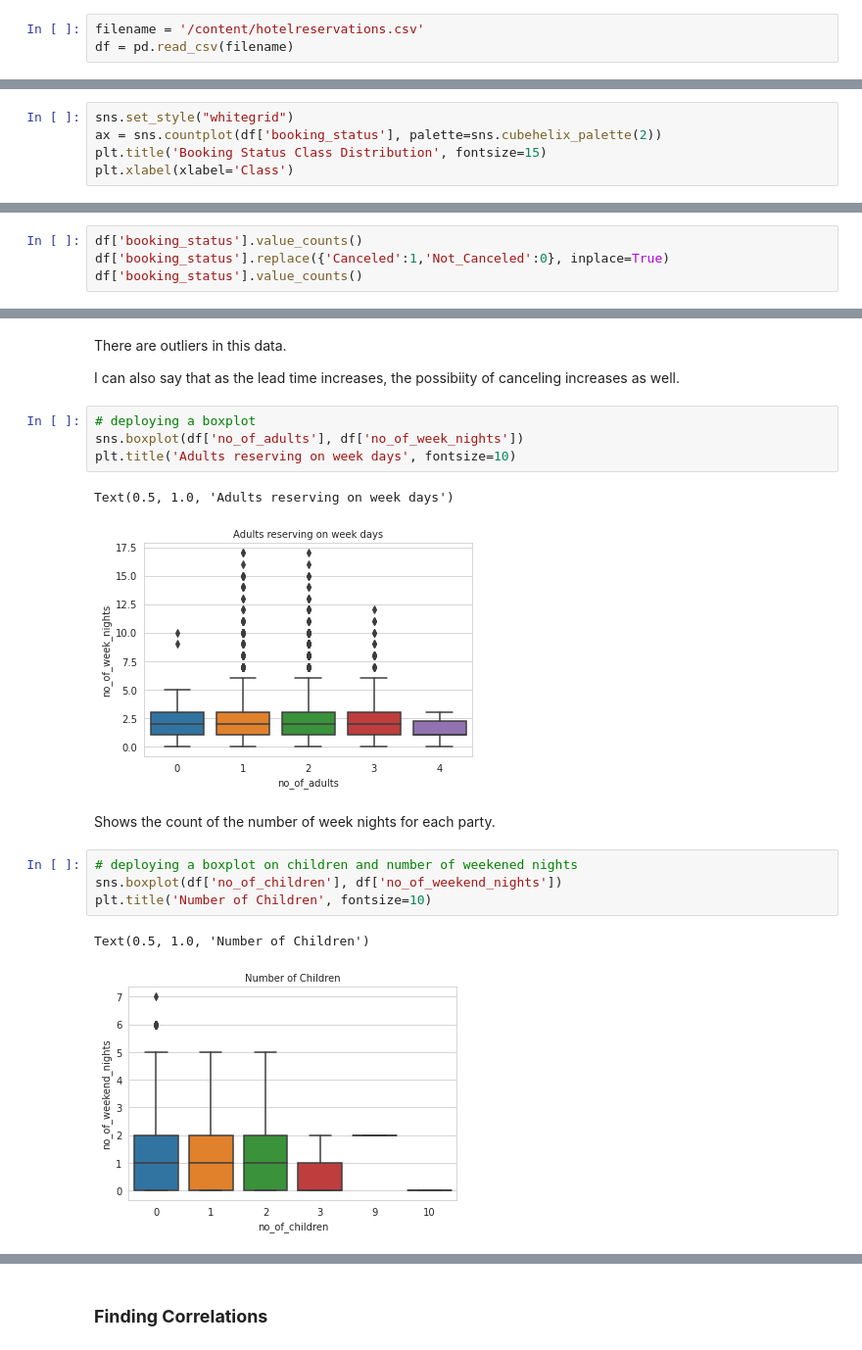
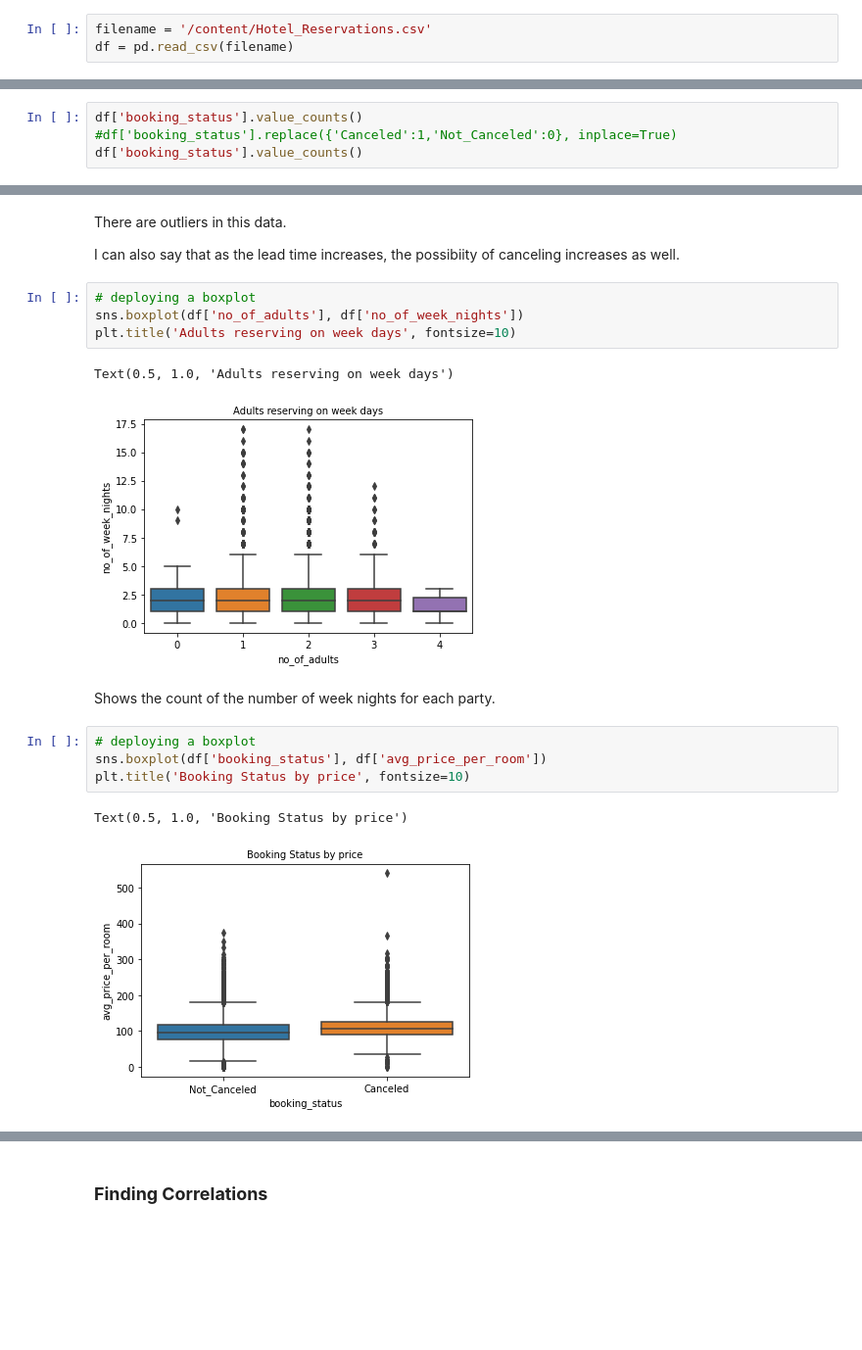
Before and after one commit to rimchristian/Hotel-Reservation-ML-Model, a Jupyter notebook: hotelbooking.ipynb, the cells around one changed output, grey strips where cells are left out. Shown at 98% size. Saved outputs shown, nothing was run; the diff lists cells and outputs as text; blank space fills up the shorter version.

```diff
--- a/hotelbooking.ipynb
+++ b/hotelbooking.ipynb
@@ -71,7 +97,7 @@ def evaluate_classification(model, X_test, y_test, cmap='Greens',
 # %% [markdown]
 # **Load and Inspect the Data**
 # %%
-filename = '/content/hotelreservations.csv'
+filename = '/content/Hotel_Reservations.csv'
 df = pd.read_csv(filename)
 # %%
 # display the first 5 rows
@@ -225,8 +276,3 @@ dtypes: float64(1), int64(13), object(5)
 memory usage: 5.5+ MB
 # %% [markdown]
 ### **Univariate Visuals**
-# %%
-sns.set_style("whitegrid")
-ax = sns.countplot(df['booking_status'], palette=sns.cubehelix_palette(2))
-plt.title('Booking Status Class Distribution', fontsize=15)
-plt.xlabel(xlabel='Class')
@@ -238,5 +292,5 @@ The two classes were not distributed balanced so the data may be imbalanced. 1 f
 # %%
 df['booking_status'].value_counts()
-df['booking_status'].replace({'Canceled':1,'Not_Canceled':0}, inplace=True)
+#df['booking_status'].replace({'Canceled':1,'Not_Canceled':0}, inplace=True)
 df['booking_status'].value_counts()
 # %% [output]
@@ -327,13 +387,13 @@ sns.boxplot(df['no_of_adults'], df['no_of_week_nights'])
 plt.title('Adults reserving on week days', fontsize=10)
 # %% [output]
 Text(0.5, 1.0, 'Adults reserving on week days')
-[figure, old version]
+[figure, new version]
 # %% [markdown]
 Shows the count of the number of week nights for each party.
 # %%
-# deploying a boxplot on children and number of weekened nights
-sns.boxplot(df['no_of_children'], df['no_of_weekend_nights'])
-plt.title('Number of Children', fontsize=10)
+# deploying a boxplot
+sns.boxplot(df['booking_status'], df['avg_price_per_room'])
+plt.title('Booking Status by price', fontsize=10)
 # %% [output]
-Text(0.5, 1.0, 'Number of Children')
+Text(0.5, 1.0, 'Booking Status by price')
-[figure, old version]
+[figure, new version]
```
Also changed, not shown: parts of 74 cells of this notebook.
